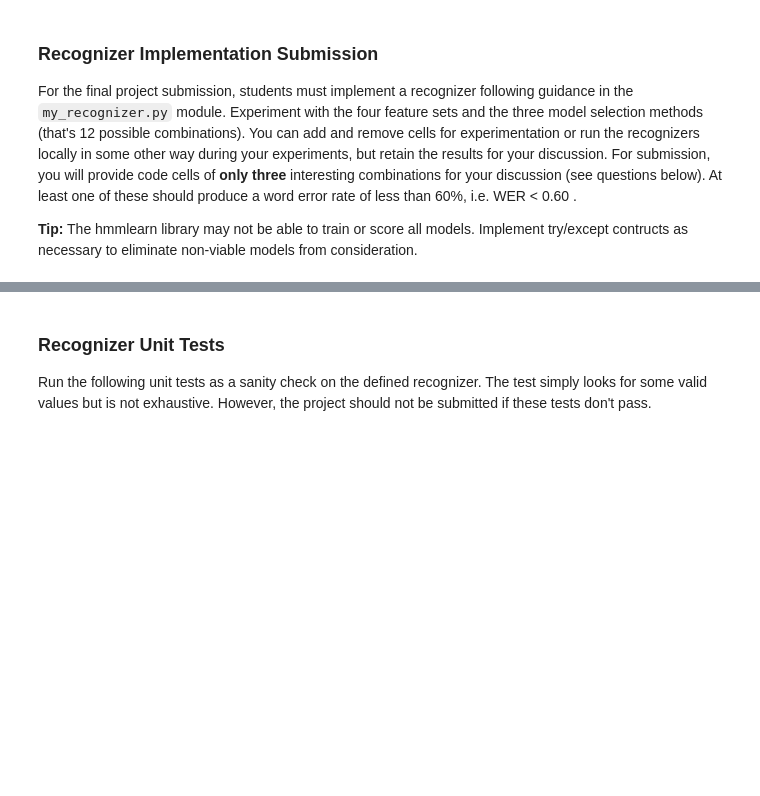
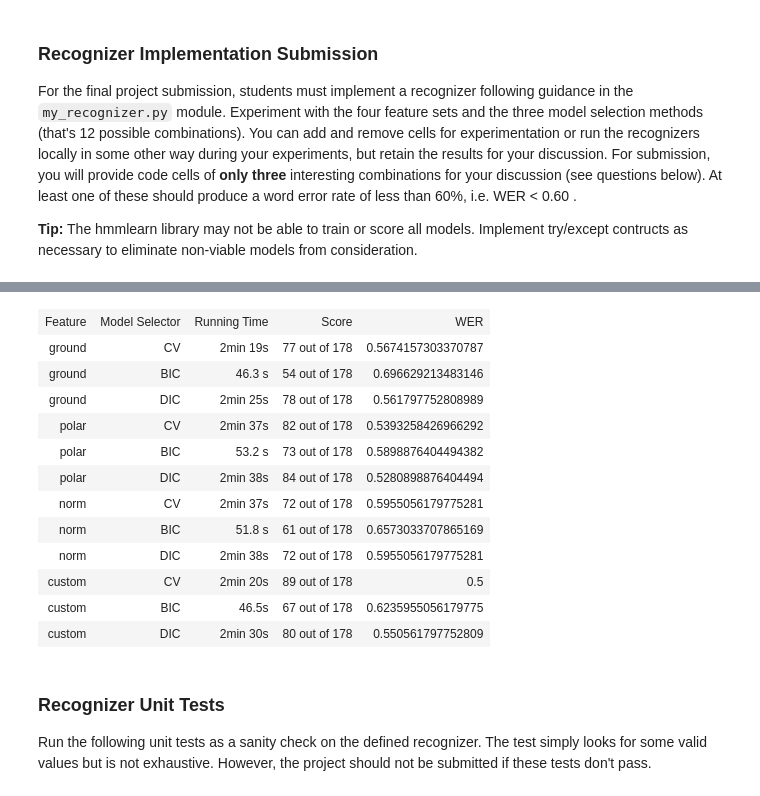
Before and after one commit to bdiesel/AIND-Recognizer, a Jupyter notebook: asl_recognizer.ipynb, the cells around one changed output, grey strips where cells are left out. Saved outputs shown, nothing was run; the diff lists cells and outputs as text; code cells hidden in the pictures; blank space fills up the shorter version.

```diff
--- a/asl_recognizer.ipynb
+++ b/asl_recognizer.ipynb
@@ -577,3 +732,50 @@ show_errors(guesses, test_set)
+# %%
+class ListTable(list):
+    """ Overridden list class which takes a 2-dimensional list of
+        the form [[1,2,3],[4,5,6]], and renders an HTML Table in
+        IPython Notebook. """
+
+    def _repr_html_(self):
+        html = ["<table>"]
+        for row in self:
+            html.append("<tr>")
+
+            for col in row:
+                html.append("<td>{0}</td>".format(col))
+
+            html.append("</tr>")
+        html.append("</table>")
+        return ''.join(html)
+
+table = ListTable()
+table.append(["Feature","Model Selector","Running Time","Score","WER"])
+table.append(["ground","CV","2min 19s","77 out of 178","0.5674157303370787"])
+table.append(["ground","BIC","46.3 s","54 out of 178","0.696629213483146"])
+table.append(["ground","DIC","2min 25s", "78 out of 178","0.561797752808989"])
+table.append(["polar","CV","2min 37s","82 out of 178","0.5393258426966292"])
+table.append(["polar","BIC","53.2 s","73 out of 178","0.5898876404494382"])
+table.append(["polar","DIC","2min 38s", "84 out of 178","0.5280898876404494"])
+table.append(["norm","CV","2min 37s","72 out of 178","0.5955056179775281"])
+table.append(["norm","BIC","51.8 s","61 out of 178","0.6573033707865169"])
+table.append(["norm", "DIC","2min 38s","72 out of 178","0.5955056179775281"])
+table.append(["custom","CV"," 2min 20s","89 out of 178","0.5"])
+table.append(["custom","BIC","46.5s","67 out of 178","0.6235955056179775"])
+table.append(["custom","DIC","2min 30s","80 out of 178","0.550561797752809"])
+table
+# %% [output]
+| Feature | Model Selector | Running Time | Score | WER |
+| ground | CV | 2min 19s | 77 out of 178 | 0.5674157303370787 |
+| ground | BIC | 46.3 s | 54 out of 178 | 0.696629213483146 |
+| ground | DIC | 2min 25s | 78 out of 178 | 0.561797752808989 |
+| polar | CV | 2min 37s | 82 out of 178 | 0.5393258426966292 |
+| polar | BIC | 53.2 s | 73 out of 178 | 0.5898876404494382 |
+| polar | DIC | 2min 38s | 84 out of 178 | 0.5280898876404494 |
+| norm | CV | 2min 37s | 72 out of 178 | 0.5955056179775281 |
+| norm | BIC | 51.8 s | 61 out of 178 | 0.6573033707865169 |
+| norm | DIC | 2min 38s | 72 out of 178 | 0.5955056179775281 |
+| custom | CV | 2min 20s | 89 out of 178 | 0.5 |
+| custom | BIC | 46.5s | 67 out of 178 | 0.6235955056179775 |
+| custom | DIC | 2min 30s | 80 out of 178 | 0.550561797752809 |
 # %% [markdown]
 <a id='part3_test'></a>
 ### Recognizer Unit Tests
```
Also changed, not shown: parts of 32 cells of this notebook, 3 other files.
